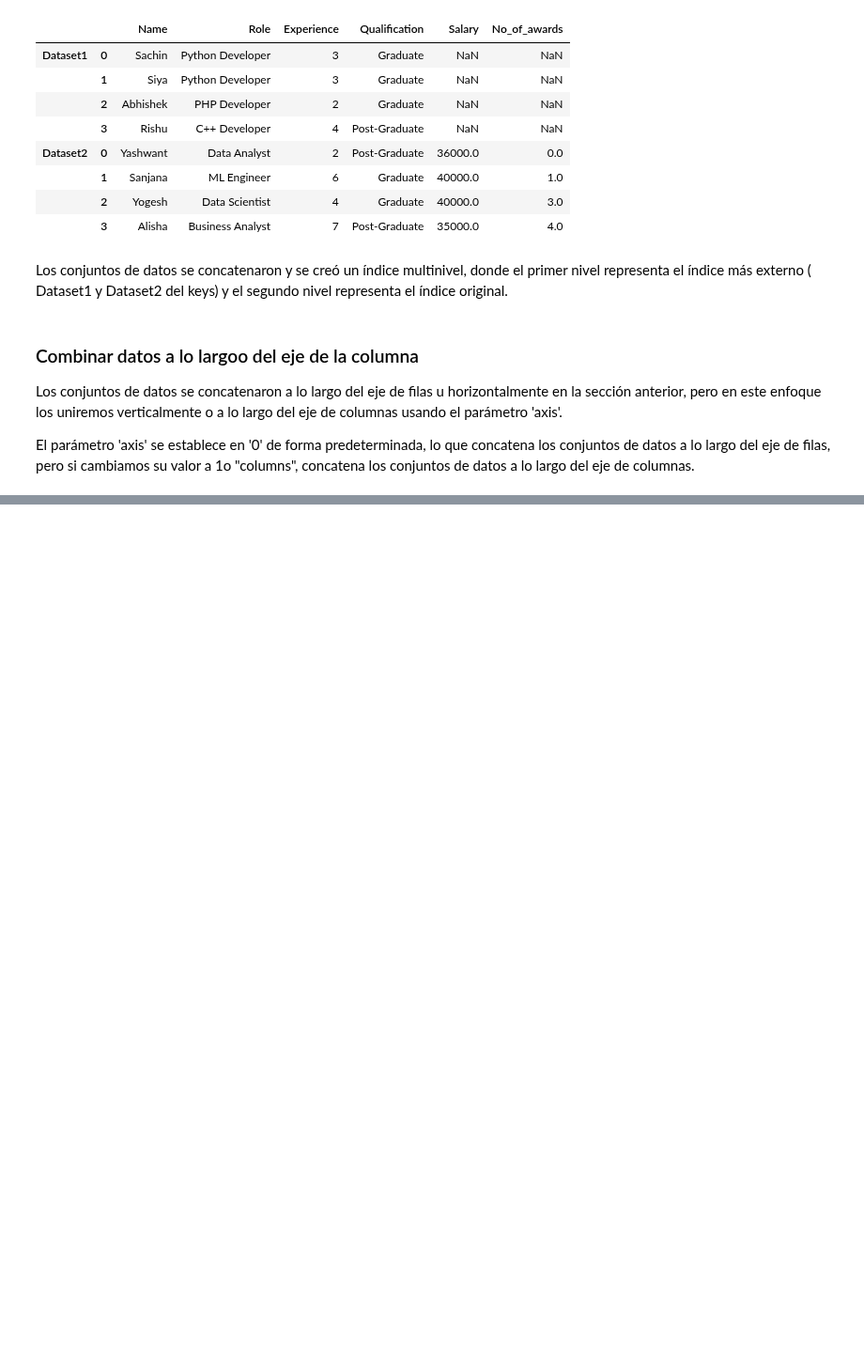
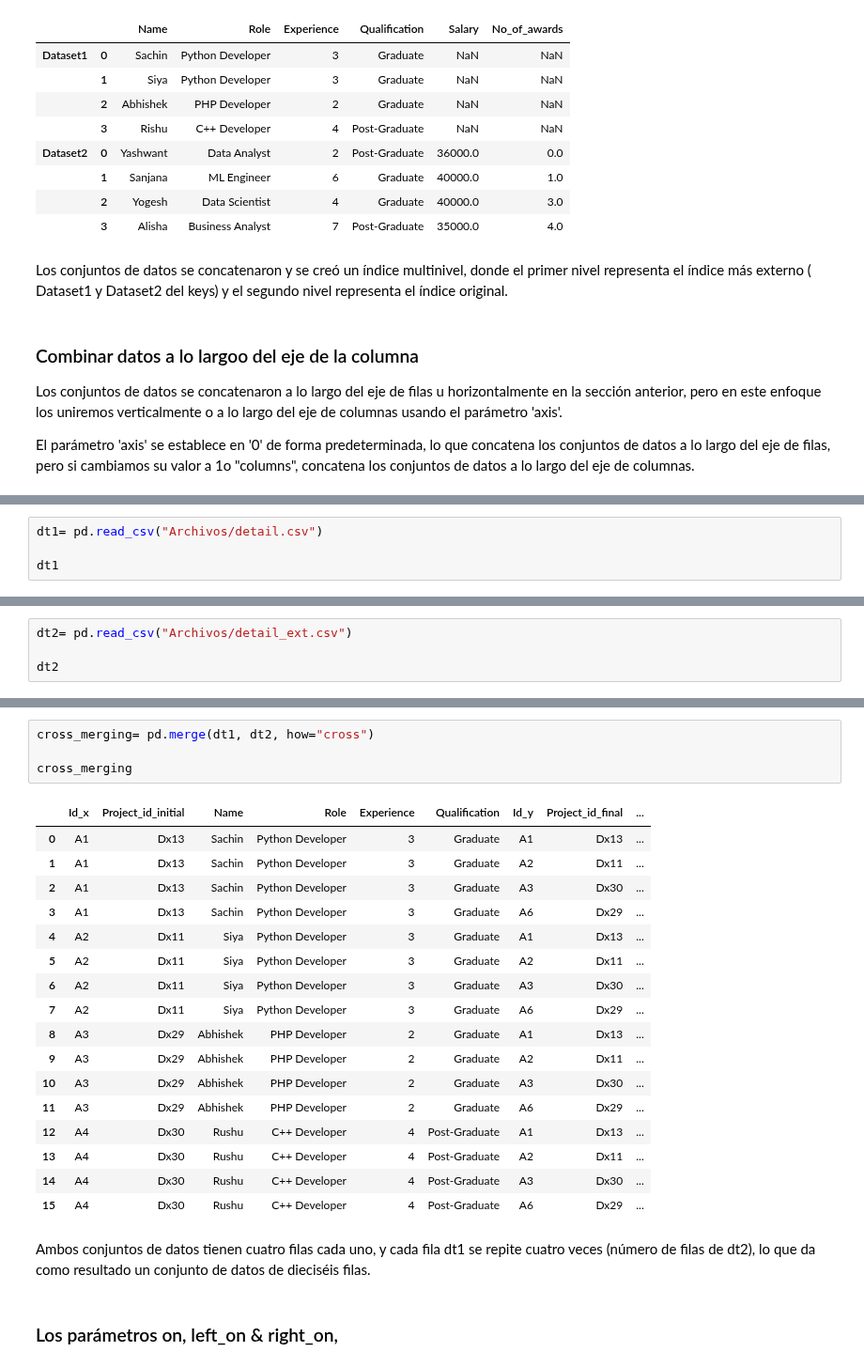
Before and after one commit to mizos0512/RPython, a Jupyter notebook: Notebooks/articulo_1.ipynb, the cells around one changed output, grey strips where cells are left out. Shown at 94% size. Cells and saved outputs as stored; diff of their text form; blank space fills up the shorter version.

```diff
--- a/Notebooks/articulo_1.ipynb
+++ b/Notebooks/articulo_1.ipynb
@@ -175,0 +188,4 @@ combine_vertically
+# %%
+dt1= pd.read_csv("Archivos/detail.csv")
+
+dt1
@@ -175,0 +198,4 @@ combine_vertically
+# %%
+dt2= pd.read_csv("Archivos/detail_ext.csv")
+
+dt2
@@ -175,0 +290,26 @@ combine_vertically
+# %%
+cross_merging= pd.merge(dt1, dt2, how="cross")
+
+cross_merging
+# %% [output]
+|  | Id_x | Project_id_initial | Name | Role | Experience | Qualification | Id_y | Project_id_final | ... |
+| 0 | A1 | Dx13 | Sachin | Python Developer | 3 | Graduate | A1 | Dx13 | ... |
+| 1 | A1 | Dx13 | Sachin | Python Developer | 3 | Graduate | A2 | Dx11 | ... |
+| 2 | A1 | Dx13 | Sachin | Python Developer | 3 | Graduate | A3 | Dx30 | ... |
+| 3 | A1 | Dx13 | Sachin | Python Developer | 3 | Graduate | A6 | Dx29 | ... |
+| 4 | A2 | Dx11 | Siya | Python Developer | 3 | Graduate | A1 | Dx13 | ... |
+| 5 | A2 | Dx11 | Siya | Python Developer | 3 | Graduate | A2 | Dx11 | ... |
+| 6 | A2 | Dx11 | Siya | Python Developer | 3 | Graduate | A3 | Dx30 | ... |
+| 7 | A2 | Dx11 | Siya | Python Developer | 3 | Graduate | A6 | Dx29 | ... |
+| 8 | A3 | Dx29 | Abhishek | PHP Developer | 2 | Graduate | A1 | Dx13 | ... |
+| 9 | A3 | Dx29 | Abhishek | PHP Developer | 2 | Graduate | A2 | Dx11 | ... |
+| 10 | A3 | Dx29 | Abhishek | PHP Developer | 2 | Graduate | A3 | Dx30 | ... |
+| 11 | A3 | Dx29 | Abhishek | PHP Developer | 2 | Graduate | A6 | Dx29 | ... |
+| 12 | A4 | Dx30 | Rushu | C++ Developer | 4 | Post-Graduate | A1 | Dx13 | ... |
+| 13 | A4 | Dx30 | Rushu | C++ Developer | 4 | Post-Graduate | A2 | Dx11 | ... |
+| 14 | A4 | Dx30 | Rushu | C++ Developer | 4 | Post-Graduate | A3 | Dx30 | ... |
+| 15 | A4 | Dx30 | Rushu | C++ Developer | 4 | Post-Graduate | A6 | Dx29 | ... |
+# %% [markdown]
+Ambos conjuntos de datos tienen cuatro filas cada uno, y cada fila dt1 se repite cuatro veces (número de filas de dt2), lo que da como resultado un conjunto de datos de dieciséis filas.
+# %% [markdown]
+### Los parámetros on, left_on & right_on,
```
Also changed, not shown: parts of 56 cells of this notebook, 3 other files.
